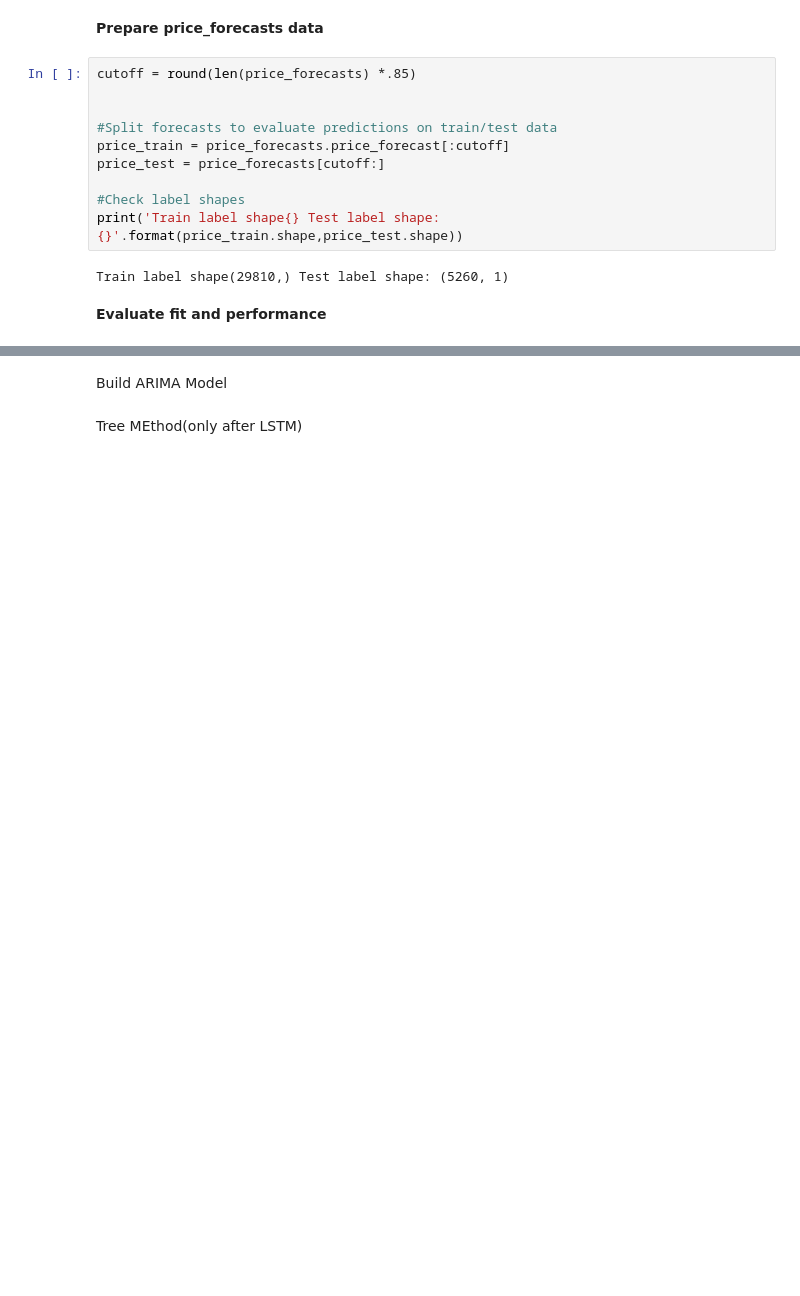
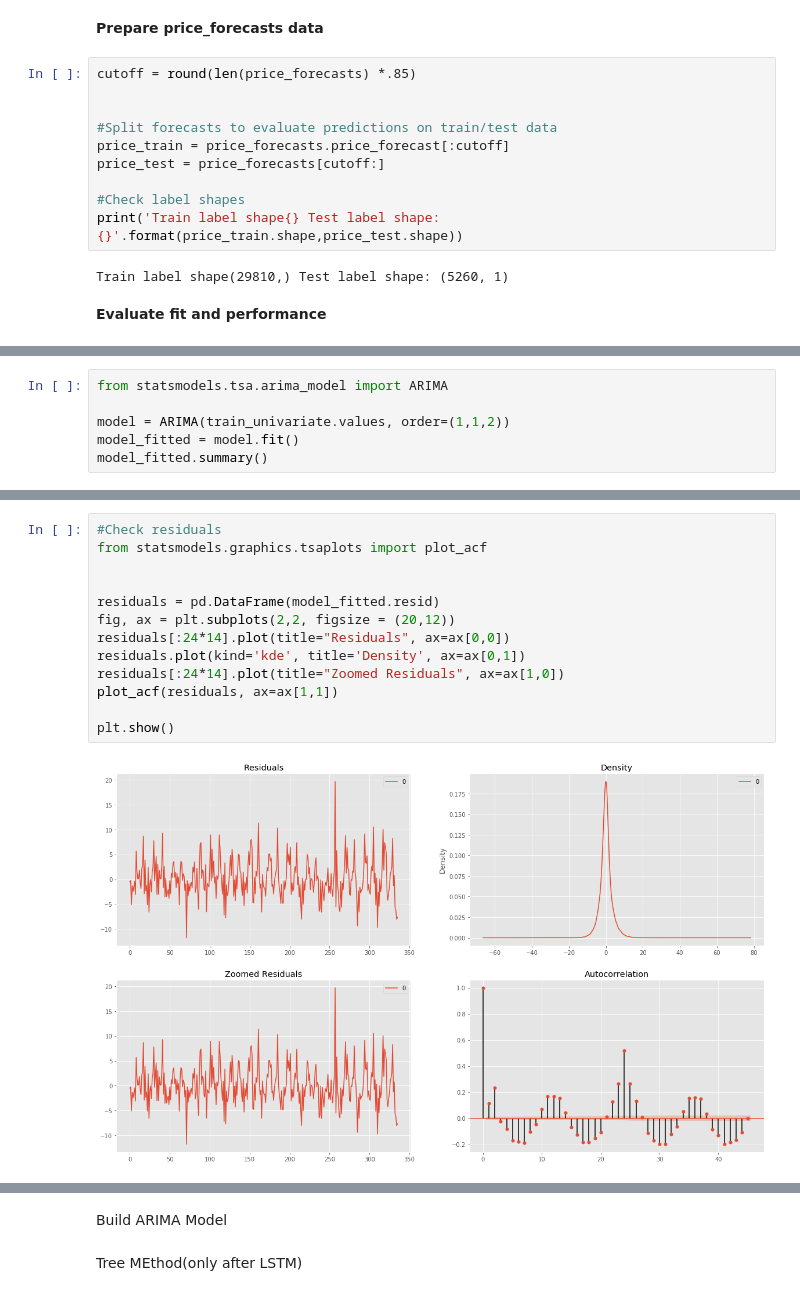
Before and after one commit to KishenSharma6/SpainEnergyAnalysis, a Jupyter notebook: Project_Codes/04_Modeling/2020_0622_Model_Development.ipynb, the cells around one changed output, grey strips where cells are left out. Drawn from its saved outputs; the diff is of its cells as text; blank space fills up the shorter version.

```diff
--- a/Project_Codes/04_Modeling/2020_0622_Model_Development.ipynb
+++ b/Project_Codes/04_Modeling/2020_0622_Model_Development.ipynb
@@ -185,0 +232,6 @@ Build Smoothing model that accomodates Seasonality
+# %%
+from statsmodels.tsa.arima_model import ARIMA
+
+model = ARIMA(train_univariate.values, order=(1,1,2))
+model_fitted = model.fit()
+model_fitted.summary()
@@ -185,0 +257,15 @@ Build Smoothing model that accomodates Seasonality
+# %%
+#Check residuals
+from statsmodels.graphics.tsaplots import plot_acf
+
+
+residuals = pd.DataFrame(model_fitted.resid)
+fig, ax = plt.subplots(2,2, figsize = (20,12))
+residuals[:24*14].plot(title="Residuals", ax=ax[0,0])
+residuals.plot(kind='kde', title='Density', ax=ax[0,1])
+residuals[:24*14].plot(title="Zoomed Residuals", ax=ax[1,0])
+plot_acf(residuals, ax=ax[1,1])
+
+plt.show()
+# %% [output]
+[figure, added]
```
Also changed, not shown: parts of 43 cells of this notebook, 3 other files.
